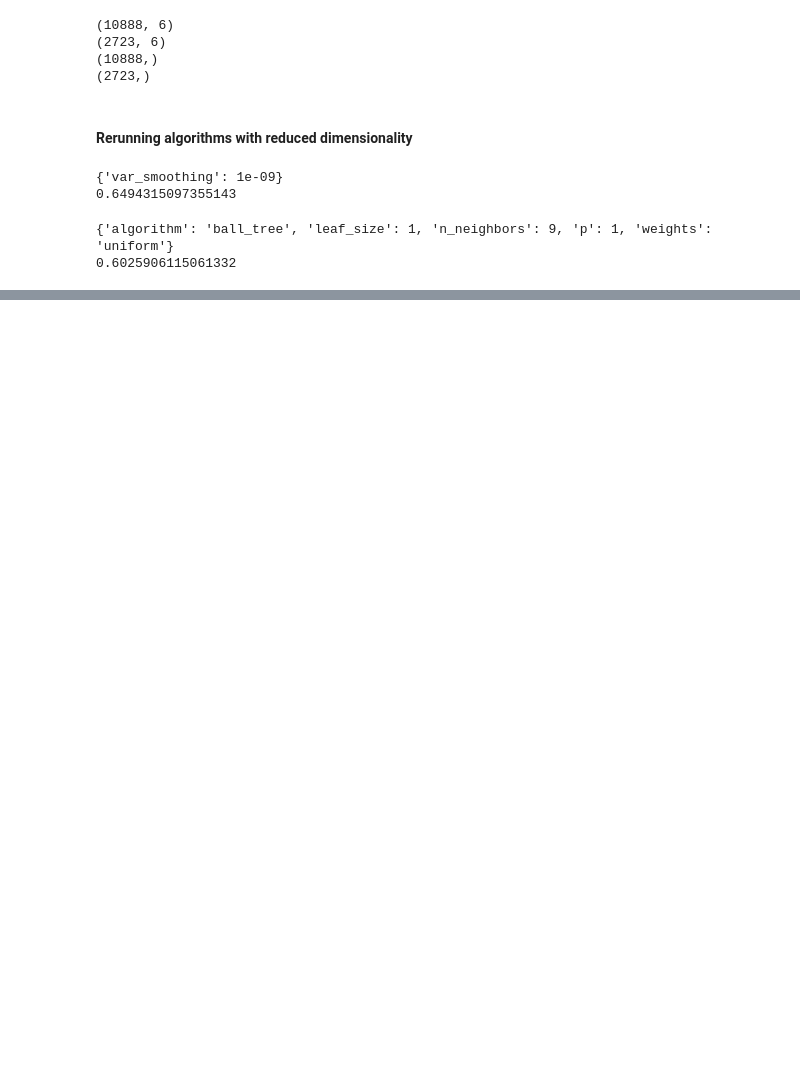
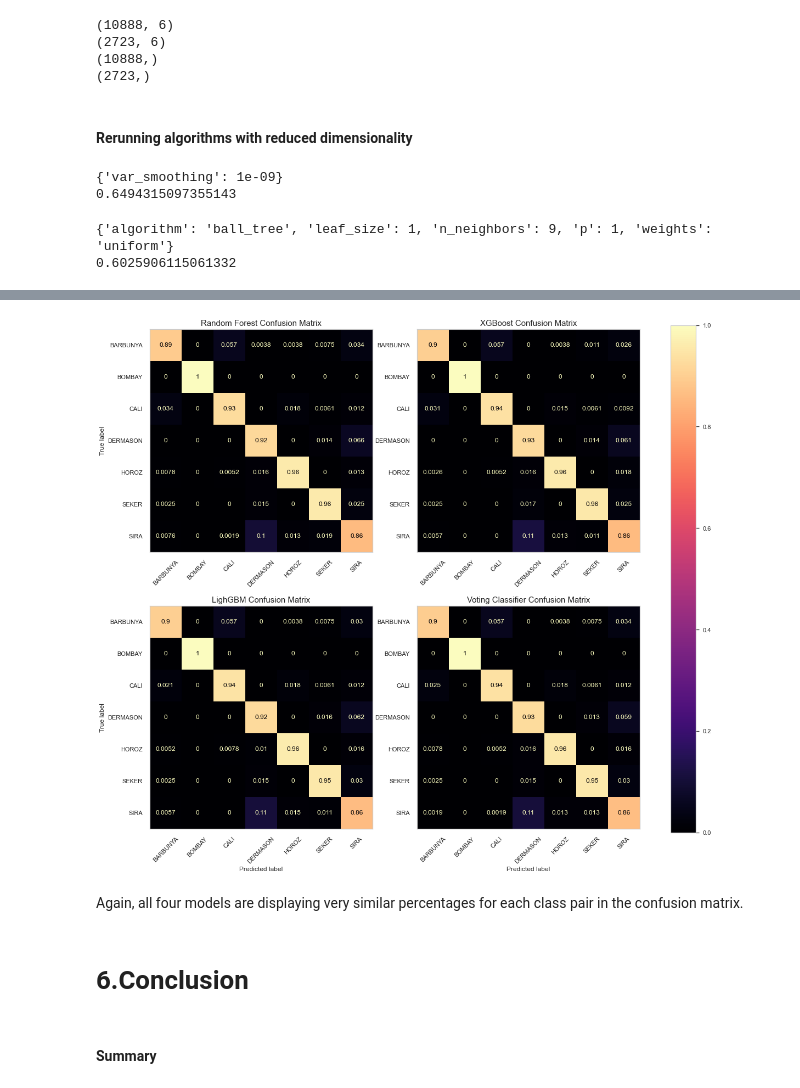
Before and after one commit to terence-yeung/dry_bean_classification, a Jupyter notebook: dry_bean_classification.ipynb, the cells around one changed output, grey strips where cells are left out. Saved outputs shown, nothing was run; the diff lists cells and outputs as text; code cells hidden in the pictures; blank space fills up the shorter version.

```diff
--- a/dry_bean_classification.ipynb
+++ b/dry_bean_classification.ipynb
@@ -875,0 +799,60 @@ Although strong results were obtained from this study, there are areas where imp
+# %%
+rf_cm = confusion_matrix(y_test, predictors[0],
+                         normalize='true',
+                         labels=clf1.classes_)
+rf_disp = ConfusionMatrixDisplay(rf_cm, display_labels=clf1.classes_)
+
+xgb_cm = confusion_matrix(y_test, predictors[1],
+                         normalize='true',
+                         labels=clf1.classes_)
+xgb_disp = ConfusionMatrixDisplay(xgb_cm, display_labels=clf1.classes_)
+
+lgb_cm = confusion_matrix(y_test, predictors[2],
+                         normalize='true',
+                         labels=clf1.classes_)
+lgb_disp = ConfusionMatrixDisplay(lgb_cm, display_labels=clf1.classes_)
+
+vc_cm = confusion_matrix(y_test, predictors[3],
+                         normalize='true',
+                         labels=clf1.classes_)
+vc_disp = ConfusionMatrixDisplay(vc_cm, display_labels=clf1.classes_)
+# %%
+# Creating subplots for each confusion matrix
+
+fig1, ((ax1, ax2), (ax3, ax4)) = plt.subplots(2, 2, figsize=(20, 17))
+
+rf_disp.plot(ax=ax1, xticks_rotation=45, cmap='magma')
+rf_disp.ax_.set_title('Random Forest Confusion Matrix', fontdict={'fontsize': 15})
+rf_disp.im_.colorbar.remove()
+rf_disp.ax_.set_xlabel('')
+ax1.grid(False)
+
+xgb_disp.plot(ax=ax2, xticks_rotation=45, cmap='magma')
+xgb_disp.ax_.set_title('XGBoost Confusion Matrix', fontdict={'fontsize': 15})
+xgb_disp.im_.colorbar.remove()
+xgb_disp.ax_.set_xlabel('')
+xgb_disp.ax_.set_ylabel('')
+ax2.grid(False)
+
+lgb_disp.plot(ax=ax3, xticks_rotation=45, cmap='magma')
+lgb_disp.ax_.set_title('LighGBM Confusion Matrix', fontdict={'fontsize': 15})
+lgb_disp.im_.colorbar.remove()
+ax3.grid(False)
+
+vc_disp.plot(ax=ax4, xticks_rotation=45, cmap='magma')
+vc_disp.ax_.set_title('Voting Classifier Confusion Matrix', fontdict={'fontsize': 15})
+vc_disp.im_.colorbar.remove()
+vc_disp.ax_.set_ylabel('')
+ax4.grid(False)
+
+fig1.colorbar(vc_disp.im_, ax=((ax1, ax2), (ax3, ax4)))
+
+plt.show()
+# %% [output]
+[figure, added]
+# %% [markdown]
+Again, all four models are displaying very similar percentages for each class pair in the confusion matrix.
+# %% [markdown]
+# 6.Conclusion
+# %% [markdown]
+#### Summary
```
Also changed, not shown: parts of 69 cells of this notebook.
